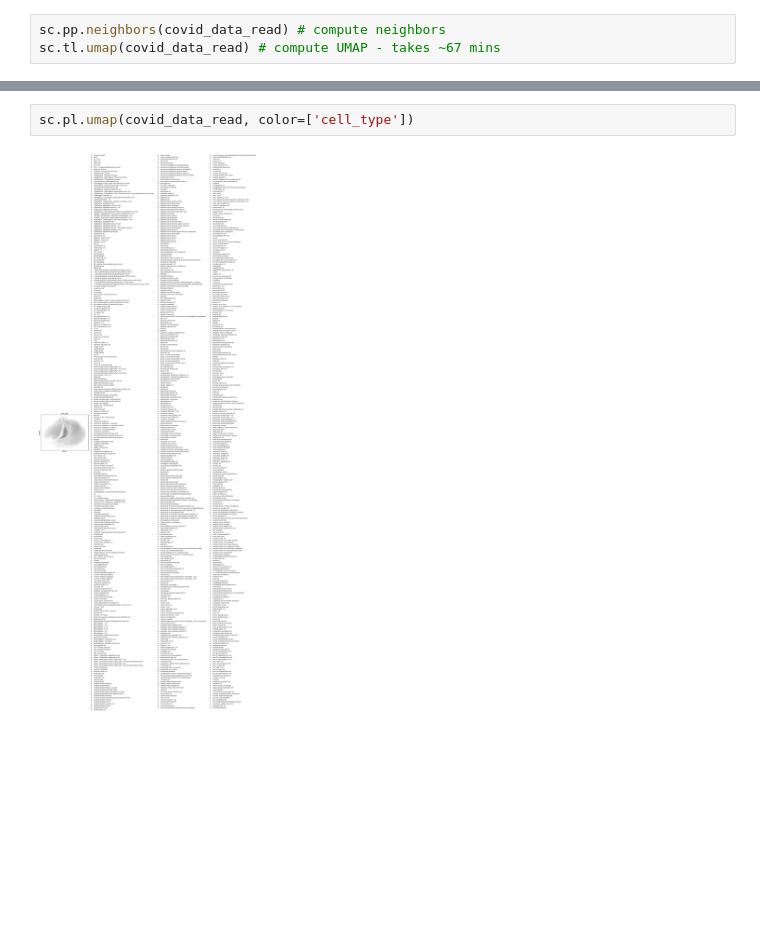
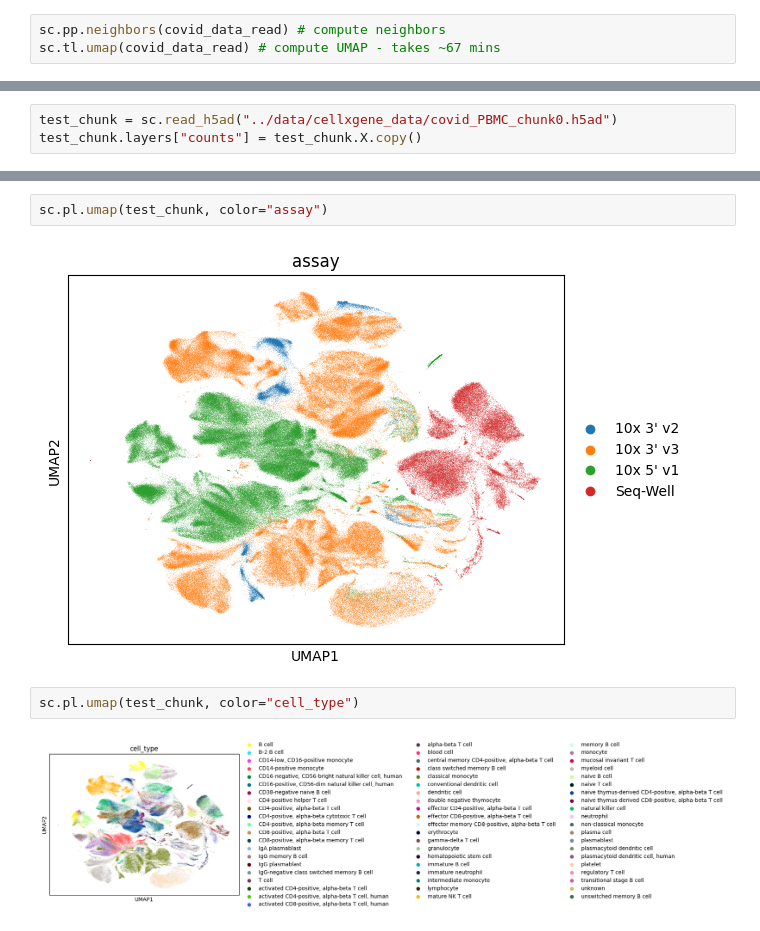
Before and after one commit to subramaniam-lab-ucsd/immune-foundation-model, a Jupyter notebook: src/code/02_immune_data_combine.ipynb, the cells around one changed output, grey strips where cells are left out. Saved outputs shown, nothing was run; the diff lists cells and outputs as text; blank space fills up the shorter version.

Commit message:
batch correction protocol from CZI on test chunk

```diff
--- a/src/code/02_immune_data_combine.ipynb
+++ b/src/code/02_immune_data_combine.ipynb
@@ -73,0 +48,3 @@ covid_data_read.uns[""]
+# %%
+test_chunk = sc.read_h5ad("../data/cellxgene_data/covid_PBMC_chunk0.h5ad")
+test_chunk.layers["counts"] = test_chunk.X.copy()
@@ -74,4 +73,8 @@ covid_data_read.uns[""]
+# %%
+sc.pl.umap(test_chunk, color="assay")
+# %% [output]
+[figure, added]
 # %%
-sc.pl.umap(covid_data_read, color=['cell_type'])
+sc.pl.umap(test_chunk, color="cell_type")
 # %% [output]
-[figure, old version]
+[figure, new version]
```
Also changed, not shown: parts of 27 cells of this notebook, 1 other file.
